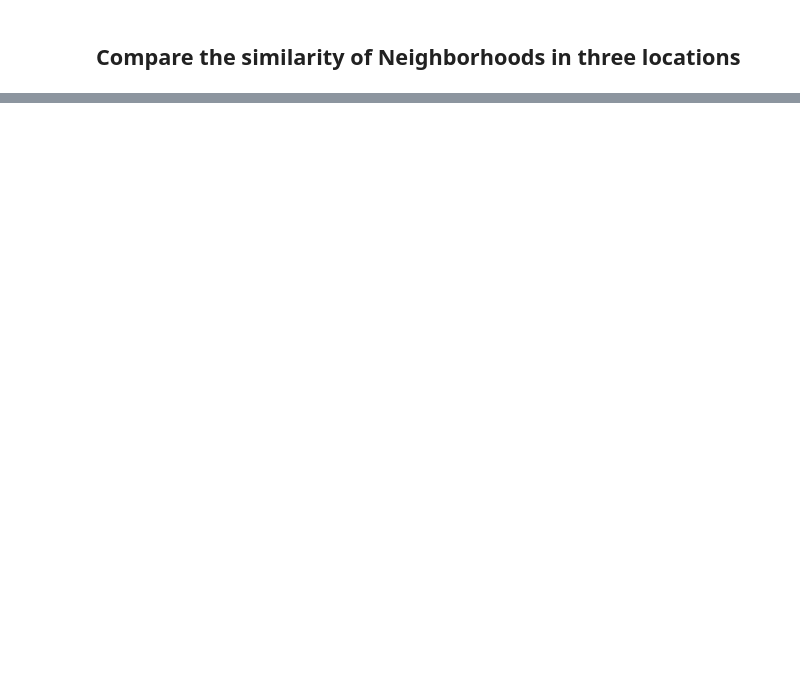
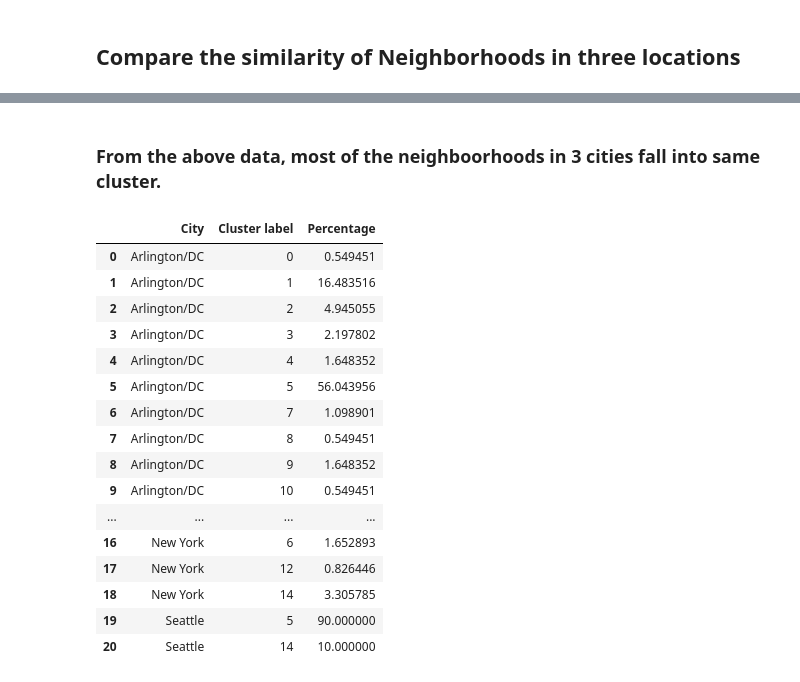
Before and after one commit to alwayslinux/Coursera_Capstone, a Jupyter notebook: Amazon2ndHQ/Amazon2ndHQ-v2.ipynb, the cells around one changed output, grey strips where cells are left out. Drawn from its saved outputs; the diff is of its cells as text; code cells hidden in the pictures; blank space fills up the shorter version.

```diff
--- a/Amazon2ndHQ/Amazon2ndHQ-v2.ipynb
+++ b/Amazon2ndHQ/Amazon2ndHQ-v2.ipynb
@@ -794,0 +832,36 @@ drawMaps(queens_location, df_NY_labelled)
+# %% [markdown]
+###  From the above data,  most of the neighboorhoods in 3 cities fall into same cluster.
+# %%
+#Identify the percentage of each cluster in each city
+#df_merge_count=df_merge.drop(['Latitude','Longitude'],axis=1).\
+#                groupby(['City', 'Cluster label']).\
+#               agg({'Neighborhoods':'count'})
+
+df_merge_count=df_merge.drop(['Latitude','Longitude'],axis=1).groupby(['City', 'Cluster label'], as_index=False).agg({'Neighborhoods':'count'})
+
+df_merge_sum=df_merge_count.groupby(['City'])['Neighborhoods'].sum()
+df_merge_percentage=df_merge_count.groupby(['City','Cluster label'])['Neighborhoods'].sum()/df_merge_sum*100
+
+df_merge_plot=pd.DataFrame(columns=['City', 'Cluster label', 'Percentage'])
+df_merge_plot['City']=df_merge_count['City']
+df_merge_plot['Cluster label']=df_merge_count['Cluster label']
+df_merge_plot['Percentage']=df_merge_percentage.to_frame().reset_index(drop=True).iloc[:, 0]
+df_merge_plot
+# %% [output]
+|  | City | Cluster label | Percentage |
+| 0 | Arlington/DC | 0 | 0.549451 |
+| 1 | Arlington/DC | 1 | 16.483516 |
+| 2 | Arlington/DC | 2 | 4.945055 |
+| 3 | Arlington/DC | 3 | 2.197802 |
+| 4 | Arlington/DC | 4 | 1.648352 |
+| 5 | Arlington/DC | 5 | 56.043956 |
+| 6 | Arlington/DC | 7 | 1.098901 |
+| 7 | Arlington/DC | 8 | 0.549451 |
+| 8 | Arlington/DC | 9 | 1.648352 |
+| 9 | Arlington/DC | 10 | 0.549451 |
+| ... | ... | ... | ... |
+| 16 | New York | 6 | 1.652893 |
+| 17 | New York | 12 | 0.826446 |
+| 18 | New York | 14 | 3.305785 |
+| 19 | Seattle | 5 | 90.000000 |
+| 20 | Seattle | 14 | 10.000000 |
```
Also changed, not shown: parts of 23 cells of this notebook, 8 other files.
